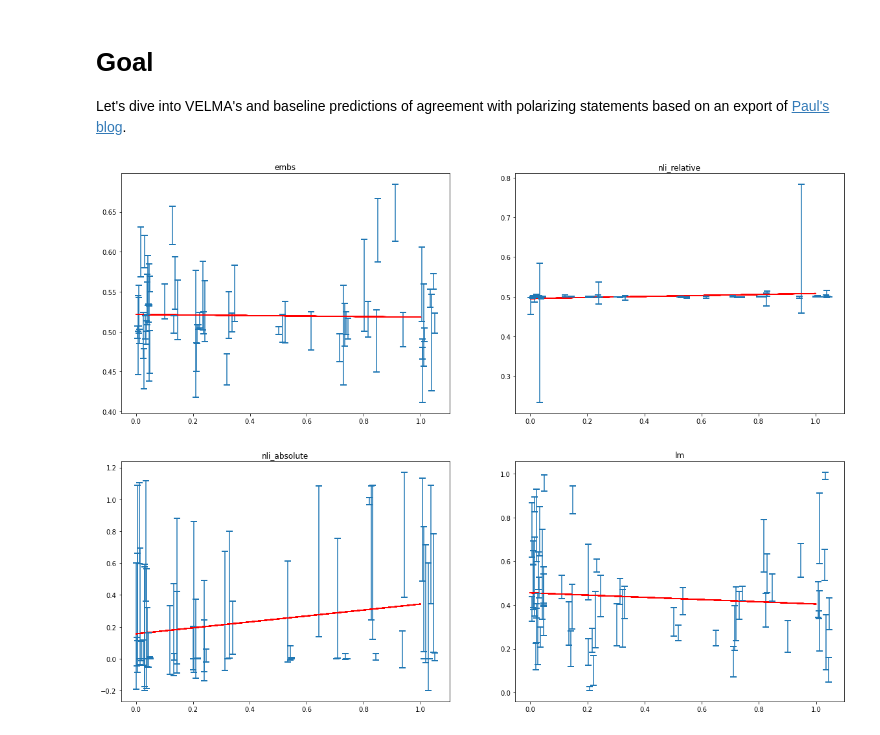
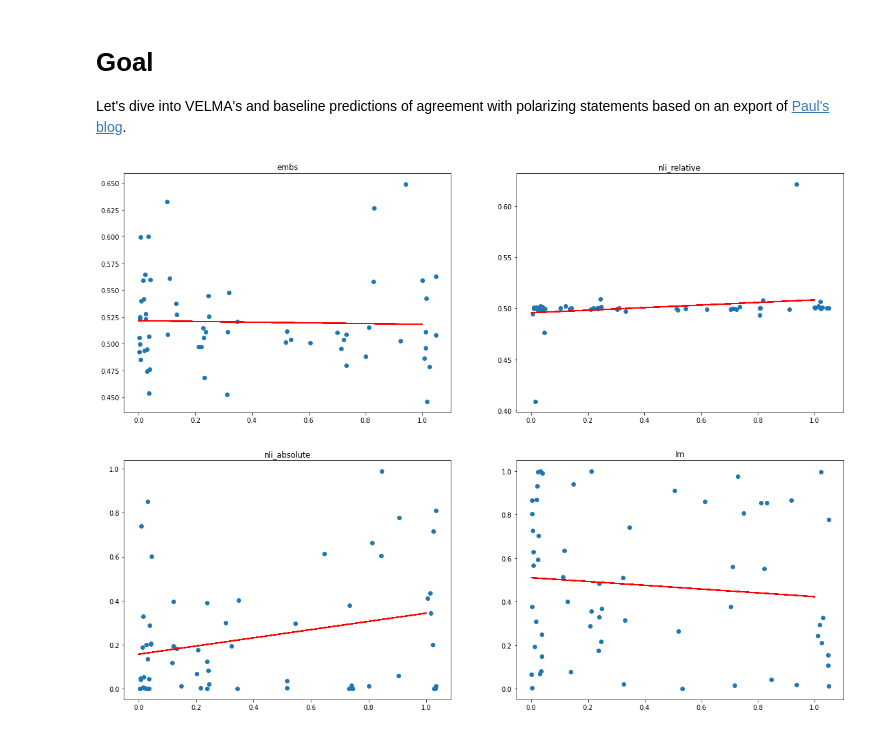
Before and after one commit to paulbricman/velma, a Jupyter notebook: scripts/Blog Evaluation.ipynb, the cells around one changed output. Cells and saved outputs as stored; diff of their text form; code cells hidden in the pictures.

```diff
--- a/scripts/Blog Evaluation.ipynb
+++ b/scripts/Blog Evaluation.ipynb
@@ -12,6 +12,7 @@ df = pd.read_csv('~/Downloads/valuations.csv')
 from pathlib import Path
 import pickle
 import numpy as np
+from src.util import softmax
 
 approaches = ['embs', 'nli_relative', 'nli_absolute', 'lm']
 preds = {}
@@ -19,22 +20,23 @@ preds = {}
 for approach in approaches:
     artifact_path = Path('..') / 'data' / 'blog_artifacts' / (approach + '.pkl')
     preds[approach] = pickle.load(open(artifact_path, 'rb'))
-    df[approach] = [np.mean(e) for e in preds[approach]]
+    if approach == 'lm':
+        preds[approach] = [[softmax([-f['conditionals'][0] / f['priors'][0], -f['conditionals'][1] / f['priors'][1]], 0.01)[0] for f in e] for e in preds[approach]]
 # %%
 # Plot correlations
 import matplotlib.pyplot as plt
 
 plt.figure(figsize=(20, 15))
 
 for id, approach in enumerate(approaches):
     theta = np.polyfit(df['score'], [np.mean(e) for e in preds[approach]], 1)
     y_line = theta[1] + theta[0] * df['score']
 
     plt.subplot(2, 2, id + 1)
     plt.title(approach)
     plt.plot(df['score'], y_line, 'r')
-    plt.errorbar(df['score'] + np.random.rand(62) * 0.05, [np.mean(e) for e in preds[approach]], [np.std(e) for e in preds[approach]], label=approach, linestyle='None', capsize=5, capthick=2)
+    plt.scatter(df['score'] + np.random.rand(62) * 0.05, [np.mean(e) for e in preds[approach]])#, [np.std(e) for e in preds[approach]], label=approach, linestyle='None', capsize=5, capthick=2)
 
 plt.show()
 # %% [output]
-[figure, old version]
+[figure, new version]
```
Also changed, not shown: 1 other file.
